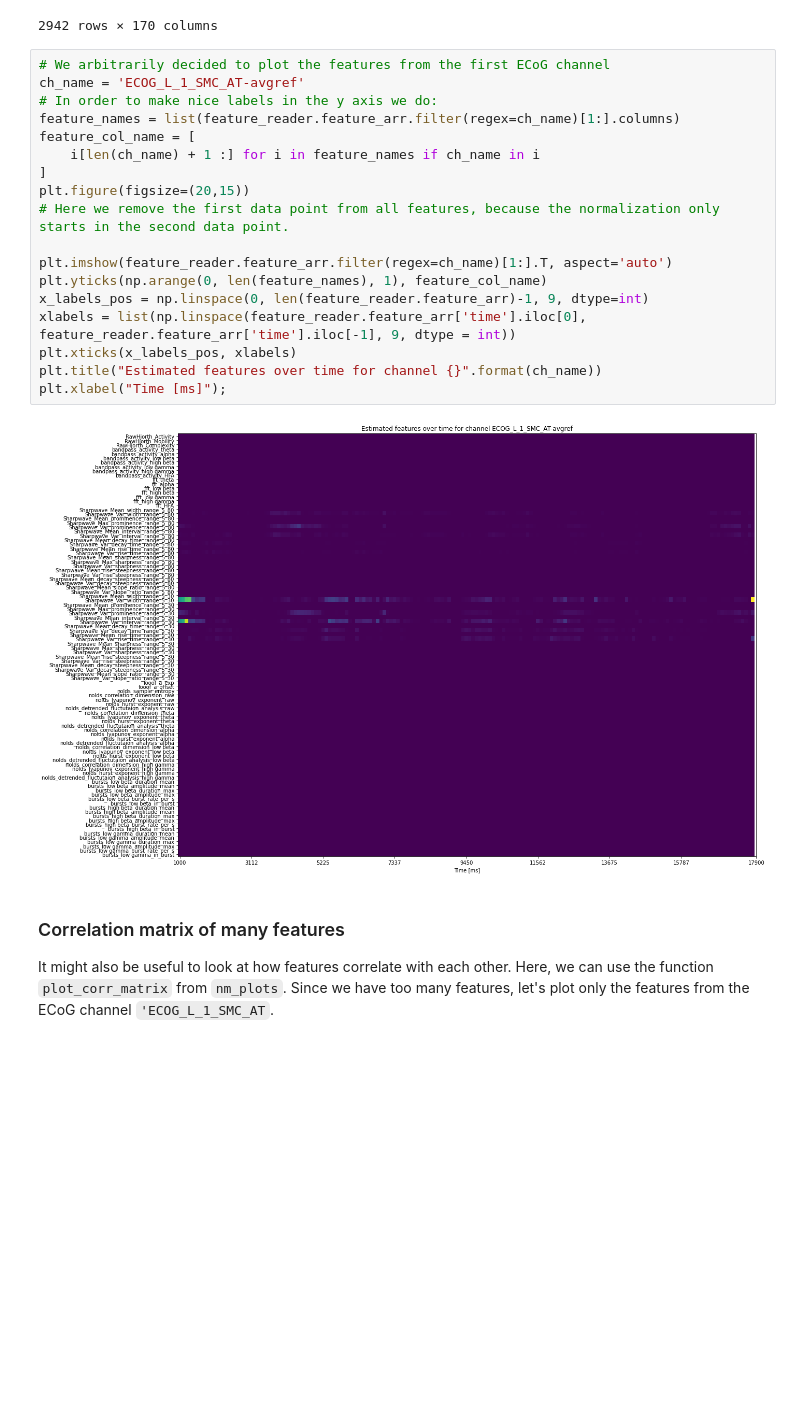
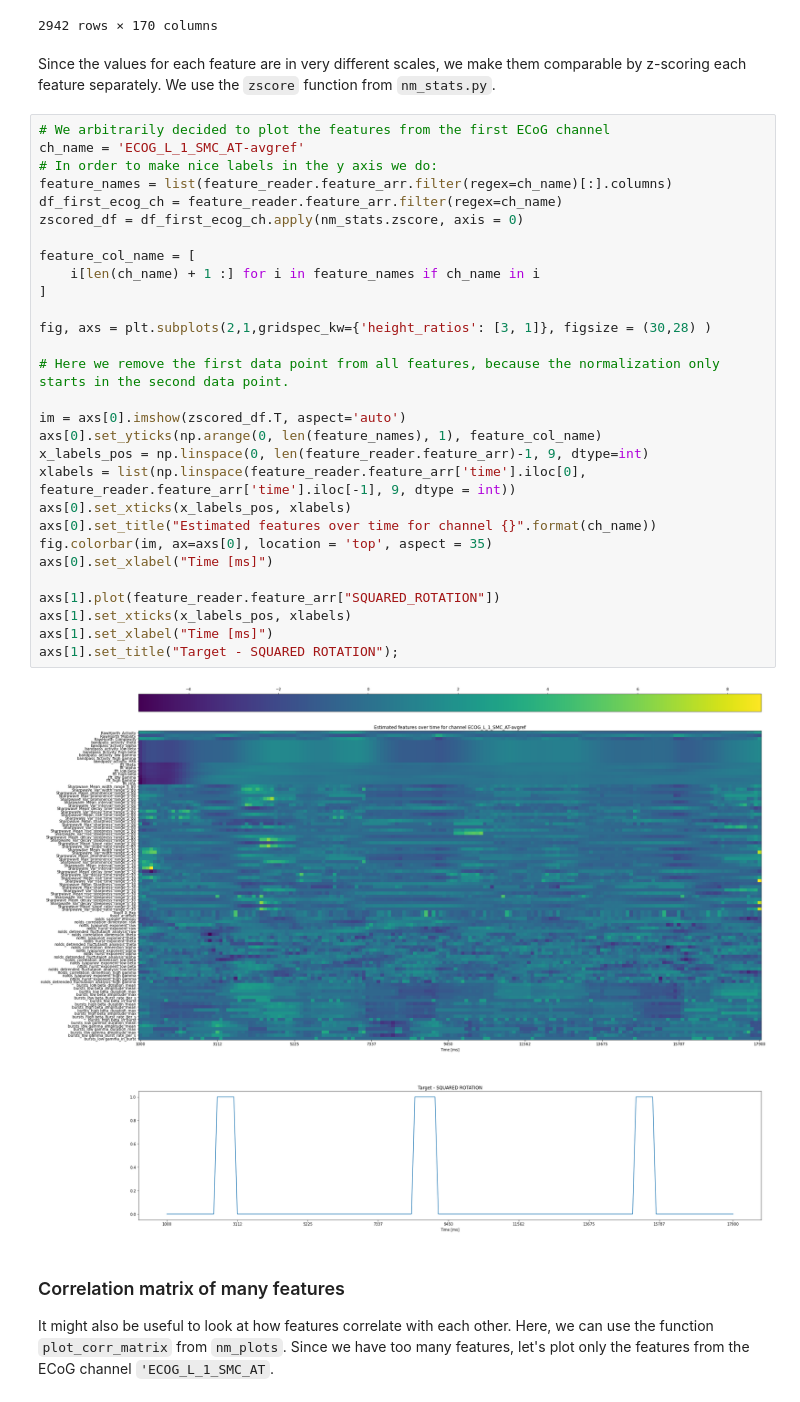
Before and after one commit to neuromodulation/py_neuromodulation, a Jupyter notebook: examples/example_BIDS.ipynb, the cells around one changed output. Cells and saved outputs as stored; diff of their text form; blank space fills up the shorter version.

Commit message:
improve plot features over time

````diff
--- a/examples/example_BIDS.ipynb
+++ b/examples/example_BIDS.ipynb
@@ -337,26 +340,39 @@ feature_reader.feature_arr.T
 | time | 1000.000000 | 1100.000000 | 1200.000000 | 1300.000000 | 1400.000000 | 1500.000000 | 1600.000000 | 1700.000000 | 1800.000000 | 1900.000000 | ... | ... |
 | SQUARED_ROTATION | 0.000000 | 0.000000 | 0.000000 | 0.000000 | 0.000000 | 0.000000 | 0.000000 | 0.000000 | 0.000000 | 0.000000 | ... | ... |
 2942 rows × 170 columns
+# %% [markdown]
+Since the values for each feature are in very different scales, we make them comparable by z-scoring each feature separately. We use the `zscore` function from `nm_stats.py`.
 # %%
 # We arbitrarily decided to plot the features from the first ECoG channel
 ch_name = 'ECOG_L_1_SMC_AT-avgref'
 # In order to make nice labels in the y axis we do:
-feature_names = list(feature_reader.feature_arr.filter(regex=ch_name)[1:].columns)
+feature_names = list(feature_reader.feature_arr.filter(regex=ch_name)[:].columns)
+df_first_ecog_ch = feature_reader.feature_arr.filter(regex=ch_name)
+zscored_df = df_first_ecog_ch.apply(nm_stats.zscore, axis = 0)
+
 feature_col_name = [
     i[len(ch_name) + 1 :] for i in feature_names if ch_name in i
 ]
-plt.figure(figsize=(20,15))
+
+fig, axs = plt.subplots(2,1,gridspec_kw={'height_ratios': [3, 1]}, figsize = (30,28) )
+
 # Here we remove the first data point from all features, because the normalization only starts in the second data point.
 
-plt.imshow(feature_reader.feature_arr.filter(regex=ch_name)[1:].T, aspect='auto')
-plt.yticks(np.arange(0, len(feature_names), 1), feature_col_name)
+im = axs[0].imshow(zscored_df.T, aspect='auto')
+axs[0].set_yticks(np.arange(0, len(feature_names), 1), feature_col_name)
 x_labels_pos = np.linspace(0, len(feature_reader.feature_arr)-1, 9, dtype=int)
 xlabels = list(np.linspace(feature_reader.feature_arr['time'].iloc[0], feature_reader.feature_arr['time'].iloc[-1], 9, dtype = int))
-plt.xticks(x_labels_pos, xlabels)
-plt.title("Estimated features over time for channel {}".format(ch_name))
-plt.xlabel("Time [ms]");
+axs[0].set_xticks(x_labels_pos, xlabels)
+axs[0].set_title("Estimated features over time for channel {}".format(ch_name))
+fig.colorbar(im, ax=axs[0], location = 'top', aspect = 35)
+axs[0].set_xlabel("Time [ms]")
+
+axs[1].plot(feature_reader.feature_arr["SQUARED_ROTATION"])
+axs[1].set_xticks(x_labels_pos, xlabels)
+axs[1].set_xlabel("Time [ms]")
+axs[1].set_title("Target - SQUARED ROTATION");
 # %% [output]
-[figure, old version]
+[figure, new version]
 # %% [markdown]
 ### Correlation matrix of many features
 It might also be useful to look at how features correlate with each other. Here, we can use the function ```plot_corr_matrix``` from ```nm_plots```.
````
Also changed, not shown: parts of 3 cells of this notebook.
